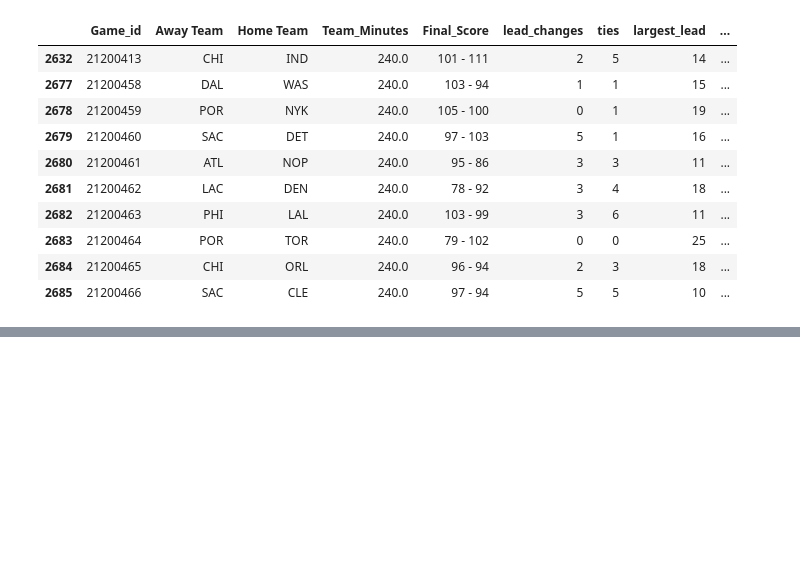
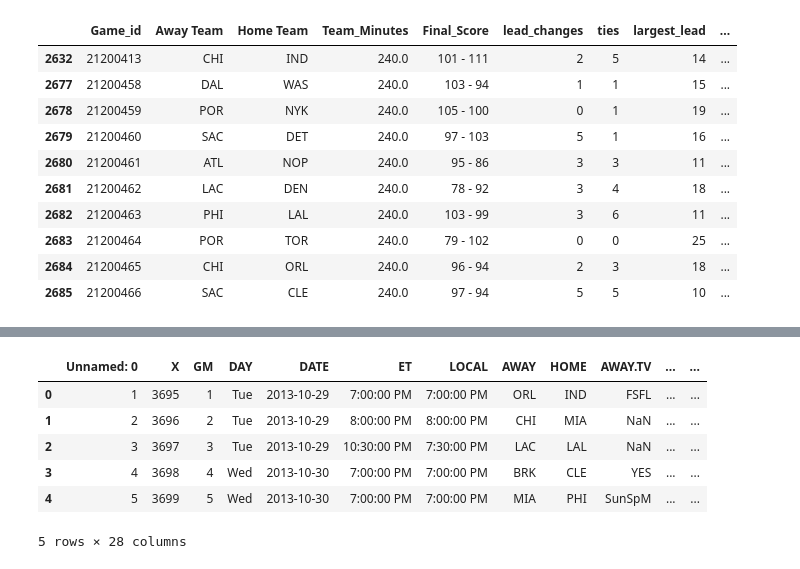
Before and after one commit to leohentschker/nbahack, a Jupyter notebook: data_clean.ipynb, the cells around one changed output, grey strips where cells are left out. Cells and saved outputs as stored; diff of their text form; code cells hidden in the pictures; blank space fills up the shorter version.

```diff
--- a/data_clean.ipynb
+++ b/data_clean.ipynb
@@ -380,0 +456,10 @@ len(new_gam)
+# %%
+rsn_updated.head()
+# %% [output]
+|  | Unnamed: 0 | X | GM | DAY | DATE | ET | LOCAL | AWAY | HOME | AWAY.TV | ... | ... |
+| 0 | 1 | 3695 | 1 | Tue | 2013-10-29 | 7:00:00 PM | 7:00:00 PM | ORL | IND | FSFL | ... | ... |
+| 1 | 2 | 3696 | 2 | Tue | 2013-10-29 | 8:00:00 PM | 8:00:00 PM | CHI | MIA | NaN | ... | ... |
+| 2 | 3 | 3697 | 3 | Tue | 2013-10-29 | 10:30:00 PM | 7:30:00 PM | LAC | LAL | NaN | ... | ... |
+| 3 | 4 | 3698 | 4 | Wed | 2013-10-30 | 7:00:00 PM | 7:00:00 PM | BRK | CLE | YES | ... | ... |
+| 4 | 5 | 3699 | 5 | Wed | 2013-10-30 | 7:00:00 PM | 7:00:00 PM | MIA | PHI | SunSpM | ... | ... |
+5 rows × 28 columns
```
Also changed, not shown: parts of 13 cells of this notebook.
